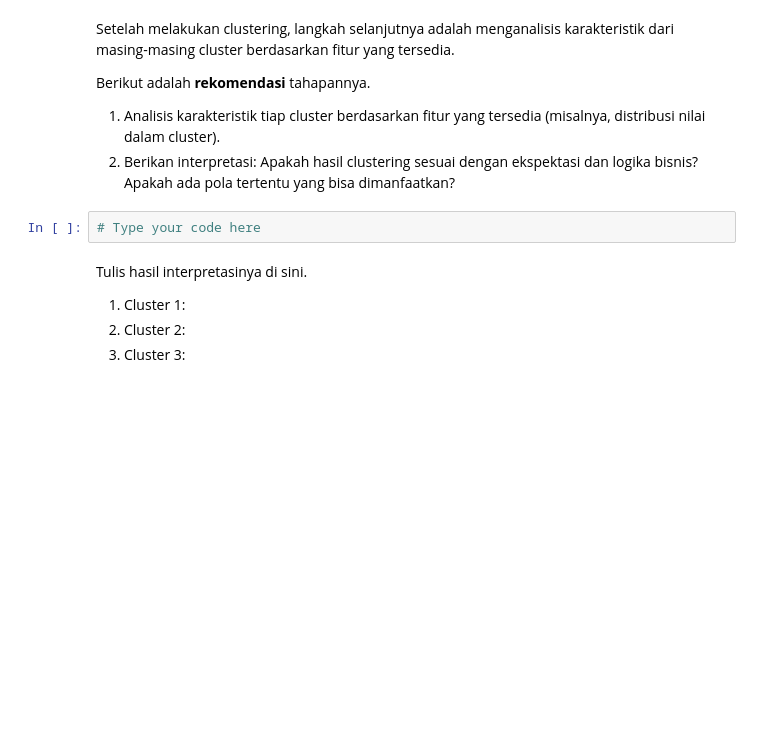
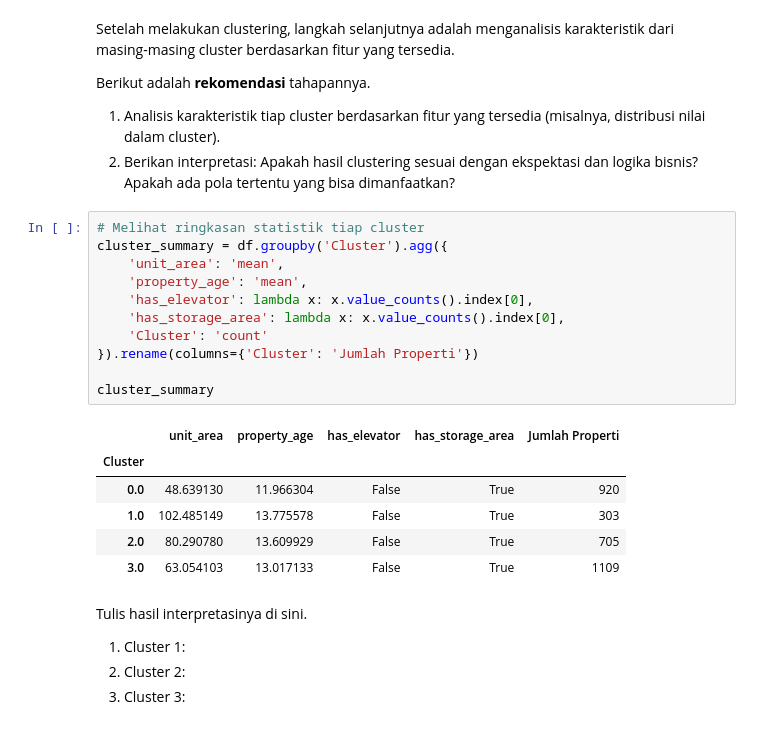
Before and after one commit to NumiKun/Submission_BMLP_DBS, a Jupyter notebook: [Clustering]_Submission_Akhir_BMLP_Rizki Surya Nugroho.ipynb, the cells around one changed output. Cells and saved outputs as stored; diff of their text form; blank space fills up the shorter version.

Commit message:
add interpretasi cluster

```diff
--- a/[Clustering]_Submission_Akhir_BMLP_Rizki Surya Nugroho.ipynb
+++ b/[Clustering]_Submission_Akhir_BMLP_Rizki Surya Nugroho.ipynb
@@ -776,8 +776,24 @@ Setelah melakukan clustering, langkah selanjutnya adalah menganalisis karakteris
 Berikut adalah **rekomendasi** tahapannya.
 1. Analisis karakteristik tiap cluster berdasarkan fitur yang tersedia (misalnya, distribusi nilai dalam cluster).
 2. Berikan interpretasi: Apakah hasil clustering sesuai dengan ekspektasi dan logika bisnis? Apakah ada pola tertentu yang bisa dimanfaatkan?
-# %%
-# Type your code here
+# %%
+# Melihat ringkasan statistik tiap cluster
+cluster_summary = df.groupby('Cluster').agg({
+    'unit_area': 'mean',
+    'property_age': 'mean',
+    'has_elevator': lambda x: x.value_counts().index[0],
+    'has_storage_area': lambda x: x.value_counts().index[0],
+    'Cluster': 'count'
+}).rename(columns={'Cluster': 'Jumlah Properti'})
+
+cluster_summary
+# %% [output]
+|  | unit_area | property_age | has_elevator | has_storage_area | Jumlah Properti |
+| Cluster |  |  |  |  |  |
+| 0.0 | 48.639130 | 11.966304 | False | True | 920 |
+| 1.0 | 102.485149 | 13.775578 | False | True | 303 |
+| 2.0 | 80.290780 | 13.609929 | False | True | 705 |
+| 3.0 | 63.054103 | 13.017133 | False | True | 1109 |
 # %% [markdown]
 Tulis hasil interpretasinya di sini.
 1. Cluster 1:
```
